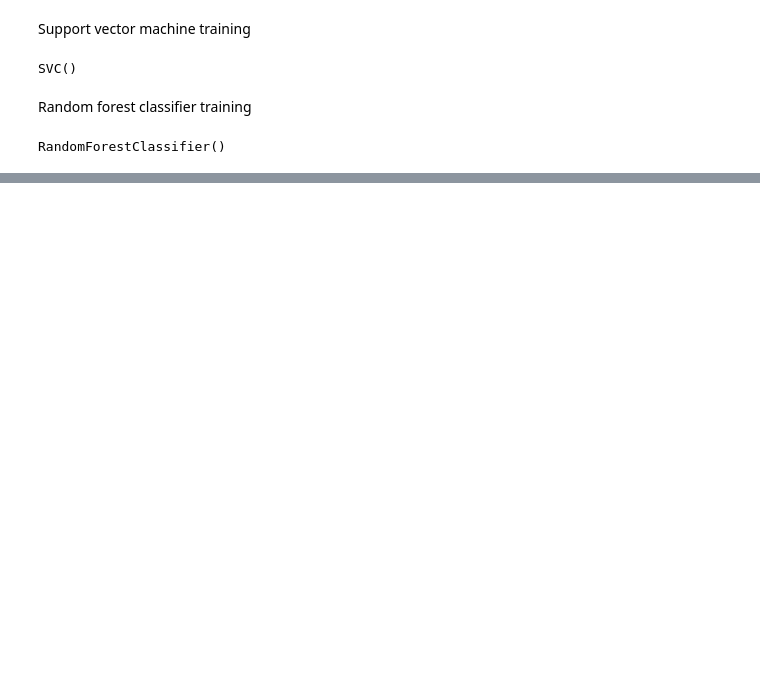
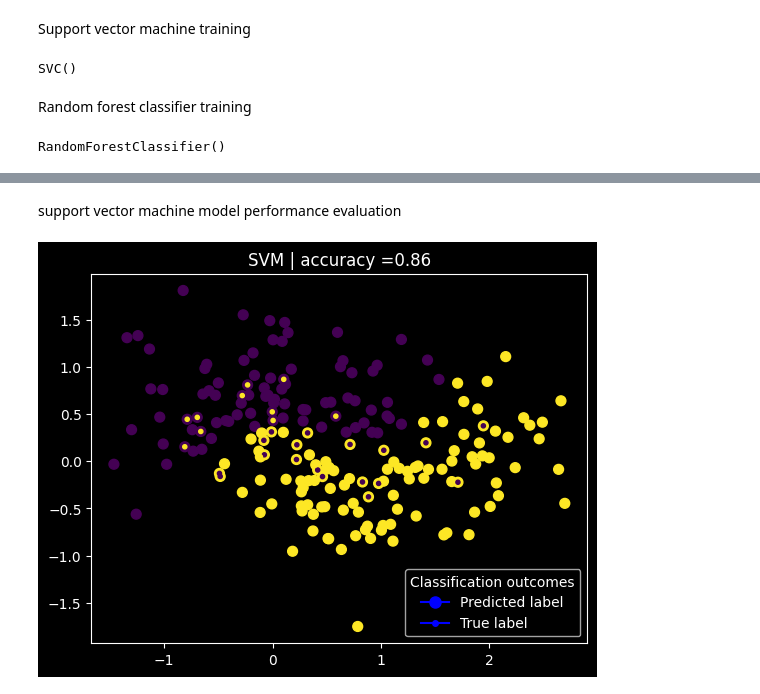
Before and after one commit to JeremiJL/MIW, a Jupyter notebook: projects/project_03/task.ipynb, the cells around one changed output, grey strips where cells are left out. Drawn from its saved outputs; the diff is of its cells as text; code cells hidden in the pictures; blank space fills up the shorter version.

```diff
--- a/projects/project_03/task.ipynb
+++ b/projects/project_03/task.ipynb
@@ -102,0 +109,27 @@ NameError: name 'clf1' is not defined
+# %%
+from matplotlib.lines import Line2D
+
+def get_accuracy(y_test, y_predictions) -> float :
+    assert len(y_test) == len(y_predictions)
+    correct: int = 0
+
+    for t, p in zip (y_test, y_predictions):
+        if t == p:
+            correct += 1
+
+    return correct / len(y_test)
+
+def get_evaluation_plot(ax, model_name, X_test, y_test, y_predictions):
+    accuracy = get_accuracy(y_test, y_predictions)
+
+    ax.scatter(X_test[:, 0], X_test[:, 1], c=y_predictions, marker="o",s=50)
+    ax.scatter(X_test[:, 0], X_test[:, 1], c=y_test, marker=".")
+    plt.title(str(model_name) + " | accuracy =" + str(accuracy))
+
+    legend_elements = [
+          Line2D([0], [0], marker='o', color='w', label='Predicted label', markersize=8),
+          Line2D([0], [0], marker='.', color='w', label='True label', markersize=8),
+    ]
+    ax.legend(handles=legend_elements, title="Classification outcomes", loc='lower right')
+
+    return ax
@@ -102,0 +168,11 @@ NameError: name 'clf1' is not defined
+# %% [markdown]
+support vector machine model performance evaluation
+# %%
+y_predictions = svm_model.predict(X_test)
+accuracy = get_accuracy(y_test, y_predictions)
+
+fig, ax = plt.subplots()
+ax = get_evaluation_plot(ax, model_name="SVM",X_test=X_test, y_test=y_test, y_predictions=y_predictions)
+plt.show()
+# %% [output]
+[figure, added]
```
Also changed, not shown: parts of 14 cells of this notebook, 1 other file.
